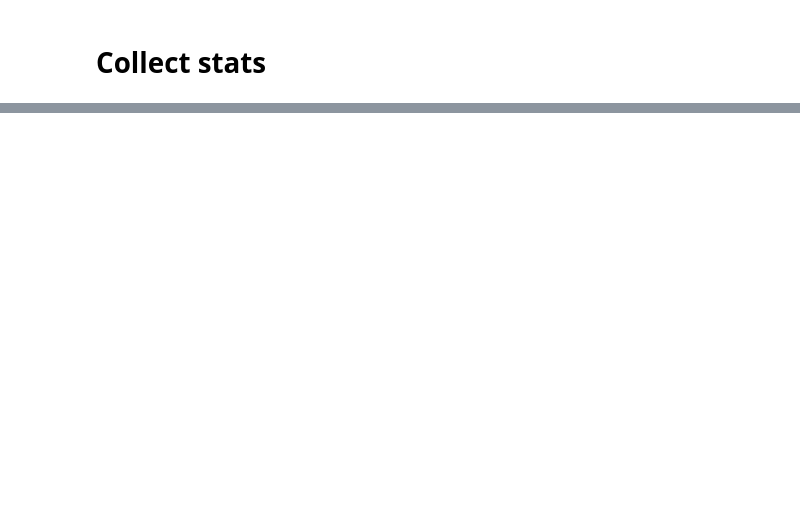
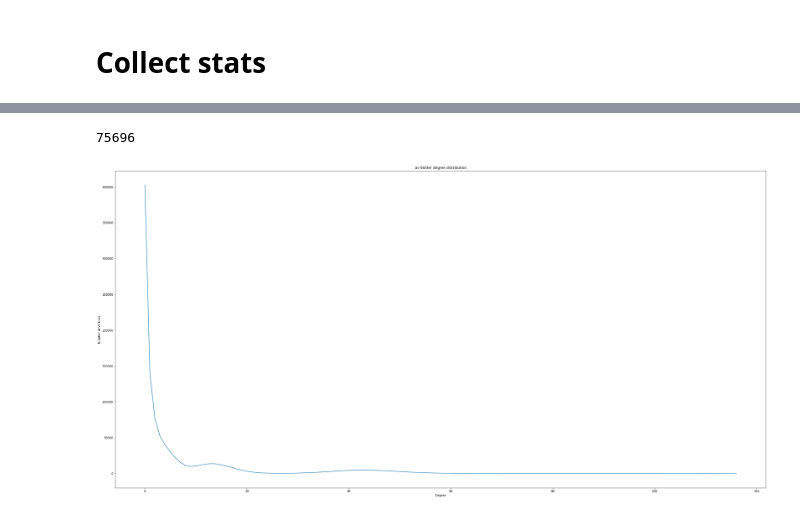
Before and after one commit to Xilinx/graphanalytics, a Jupyter notebook: scripts/degree-stats.ipynb, the cells around one changed output, grey strips where cells are left out. Cells and saved outputs as stored; diff of their text form; code cells hidden in the pictures; blank space fills up the shorter version.

```diff
--- a/scripts/degree-stats.ipynb
+++ b/scripts/degree-stats.ipynb
@@ -49,16 +72,23 @@ for d in degree_list:
         hist_dict[d] = 1
 
 #print(hist_dict)
+# %%
+hist_dict[2]
+# %% [output]
+75696
 # %%
 hist = sorted(hist_dict.items()) # sorted by key, return a list of tuples
 
 x, y = zip(*hist) # unpack a list of pairs into two tuples
 
 
 #figure(figsize=(40, 10), dpi=80)
 figure(figsize=(40, 20))
 plt.xlabel('Degree')
 plt.ylabel('Number of Vertices')
 plt.title('as-Skitter degree distribution')
-plt.plot(x[0:199], y[0:199])
+plt.plot(x[0:99], y[0:99])
+#plt.plot(x, y)
 plt.show()
+# %% [output]
+[figure, added]
```
Also changed, not shown: parts of 6 cells of this notebook.
